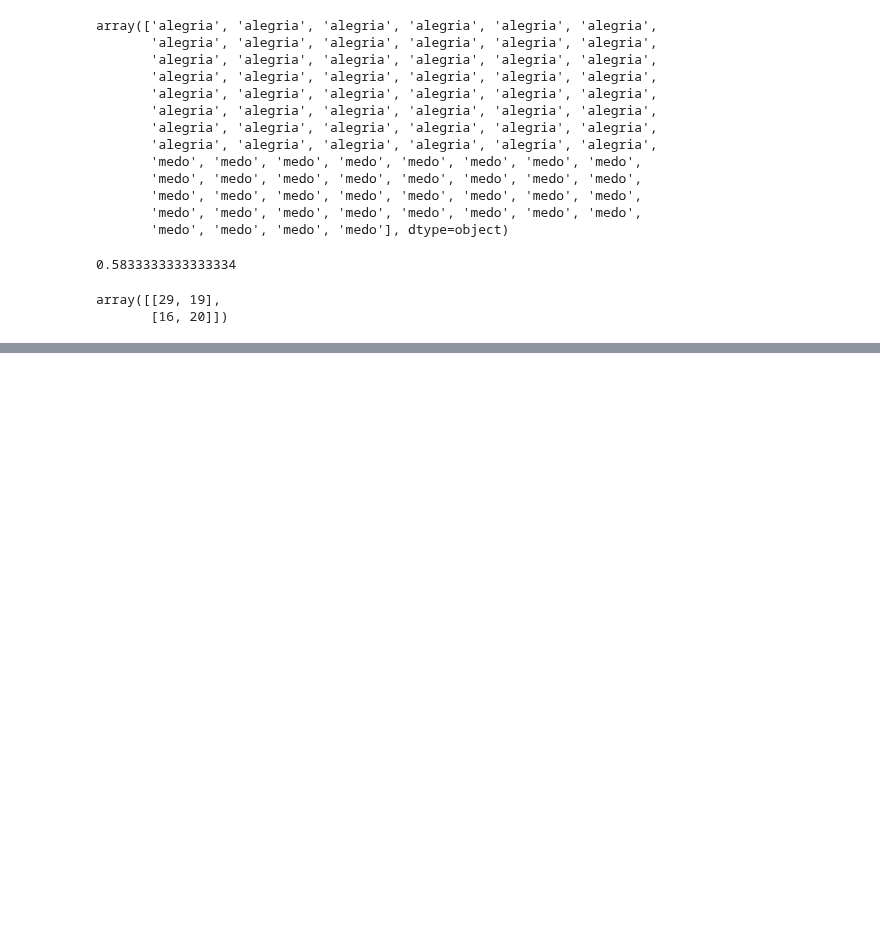
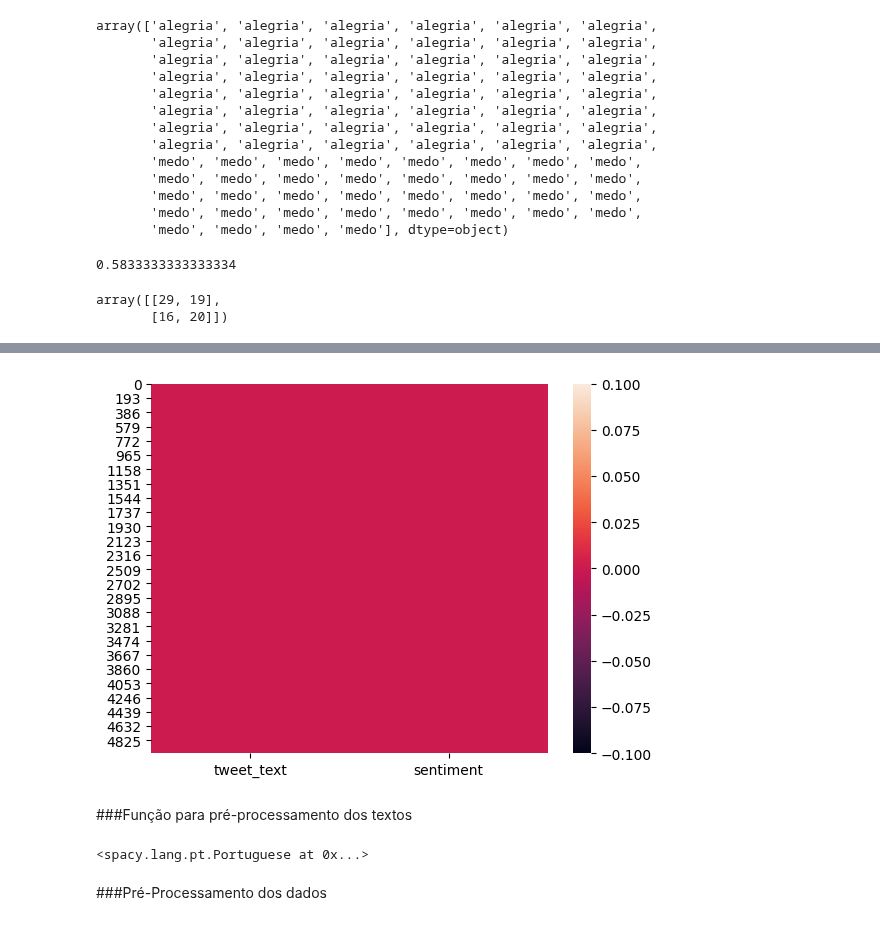
Before and after one commit to WallaceSantana79/CursoMachineLearning, a Jupyter notebook: Classificação_de_Textos_com_spaCy.ipynb, the cells around one changed output, grey strips where cells are left out. Saved outputs shown, nothing was run; the diff lists cells and outputs as text; code cells hidden in the pictures; blank space fills up the shorter version.

```diff
--- a/Classificação_de_Textos_com_spaCy.ipynb
+++ b/Classificação_de_Textos_com_spaCy.ipynb
@@ -499,0 +563,2 @@ array([[29, 19],
+# %%
+base_teste = pd.read_csv('/content/Test.csv', delimiter=';')
@@ -499,0 +587,2 @@ array([[29, 19],
+# %%
+base_teste.drop(['id','tweet_date', 'query_used'],axis=1,inplace=True)
@@ -499,0 +607,11 @@ array([[29, 19],
+# %%
+sns.heatmap(pd.isnull(base_teste));
+# %% [output]
+[figure, added]
+# %% [markdown]
+###Função para pré-processamento dos textos
+# %%
+pln= spacy.load('pt_core_news_sm')
+pln
+# %% [output]
+<spacy.lang.pt.Portuguese at 0x...>
@@ -499,0 +653,2 @@ array([[29, 19],
+# %% [markdown]
+###Pré-Processamento dos dados
```
Also changed, not shown: parts of 47 cells of this notebook.
